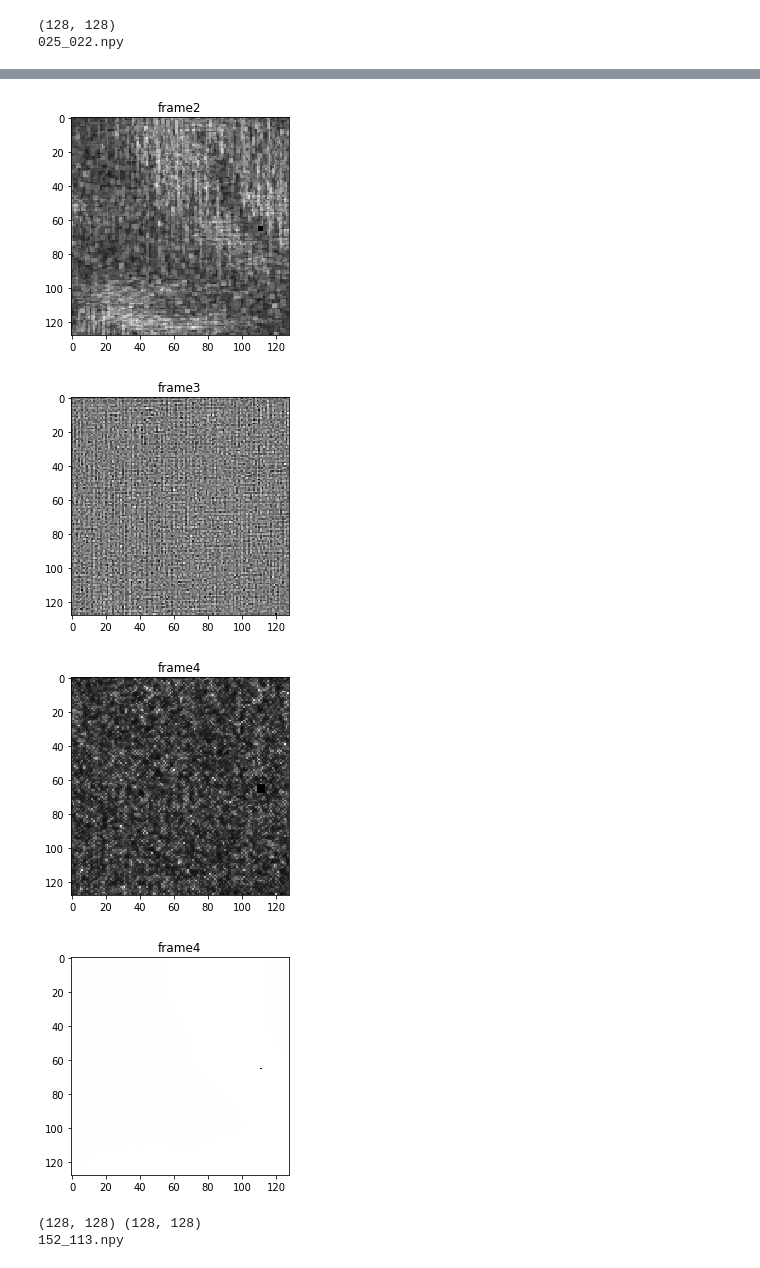
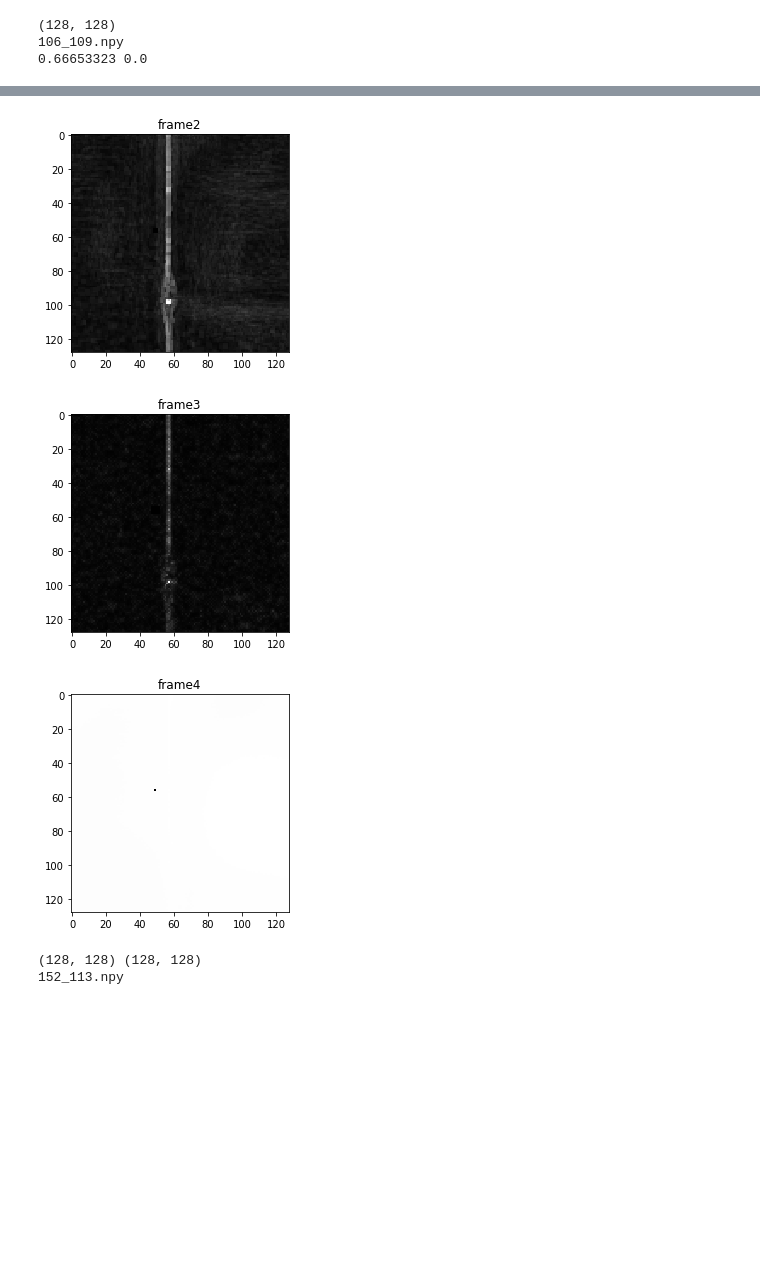
Before and after one commit to Chen-Yifan/DEM_segmentation, a Jupyter notebook: notebook/vis.ipynb, the cells around one changed output, grey strips where cells are left out. Drawn from its saved outputs; the diff is of its cells as text; code cells hidden in the pictures; blank space fills up the shorter version.

```diff
--- a/notebook/vis.ipynb
+++ b/notebook/vis.ipynb
@@ -1,9 +1,9 @@
 # %%
 import os
-results_dir = '/home/yifanc3/results/7.18/128overlap_dist_50epoch/1/prediction'
+results_dir = '/home/yifanc3/results/tryout/128overlap_200w_unetAdal_65ep_5m6b_prenorm/1/prediction'
 # iou = 69%
-test_mask_dir = '/home/yifanc3/results/7.18/128overlap_dist_50epoch/1/mask'
-test_frame_dir = '/home/yifanc3/results/7.18/128overlap_dist_50epoch/1/frame'
+test_mask_dir = '/home/yifanc3/results/tryout/128overlap_200w_unetAdal_65ep_5m6b_prenorm/1/mask'
+test_frame_dir = '/home/yifanc3/results/tryout/128overlap_200w_unetAdal_65ep_5m6b_prenorm/1/frame'
 # plot_dir = '/home/yifanc3/segmentation_v2/DEM_segmentation/'
 
 
@@ -50,14 +50,17 @@ def vis(i):
     frame3 = plt.imshow(frame[:,:,3],cmap='gray')
     e = plt.figure(7)
     plt.title('frame4')
+    print(np.max(frame[:,:,4]),np.min(frame[:,:,4]))
     frame4 = plt.imshow(frame[:,:,4],cmap='gray')
-    f = plt.figure(8)
-    plt.title('frame4')
-    frame4 = plt.imshow(frame[:,:,5],cmap='gray')
+#     f = plt.figure(8)
+#     plt.title('frame5')
+#     frame4 = plt.imshow(frame[:,:,5],cmap='gray')
 
     plt.show()
 # %%
-vis(68)
+vis(488
+   )
 # %% [output]
 (128, 128)
-025_022.npy
+106_109.npy
+0.66653323 0.0
@@ -68,7 +71,6 @@ vis(68)
-[figure, old version]
+[figure, new version]
-[figure, old version]
+[figure, new version]
-[figure, old version]
+[figure, new version]
-[figure, removed]
 # %%
 def vis_multi(i):
     dist= np.load(os.path.join(results_dir,results_files[2*i+0]))
```
Also changed, not shown: parts of 2 cells of this notebook, 9 other files.
